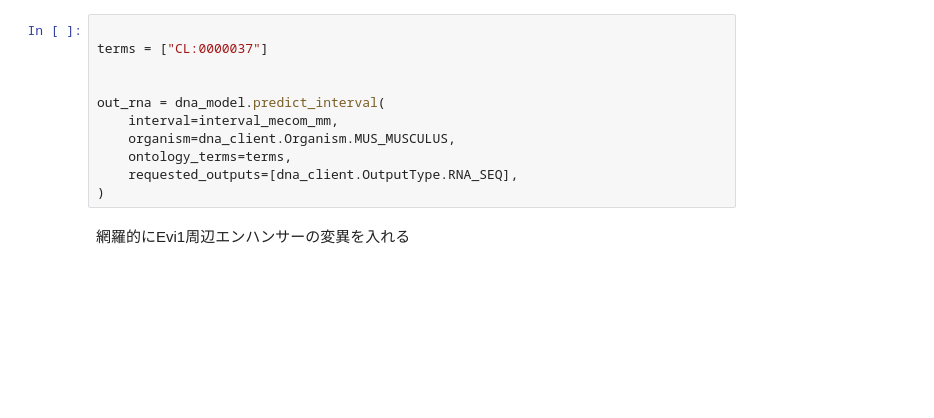
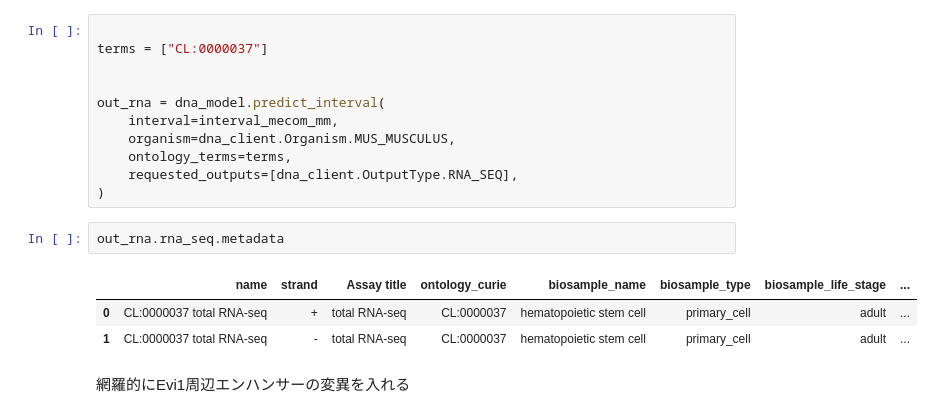
Before and after one commit to HappyThomas1/AlphaGenome, a Jupyter notebook: colabs/quick_start_ver260209.ipynb, the cells around one changed output. Cells and saved outputs as stored; diff of their text form; blank space fills up the shorter version.

```diff
--- a/colabs/quick_start_ver260209.ipynb
+++ b/colabs/quick_start_ver260209.ipynb
@@ -160,6 +144,12 @@ out_rna = dna_model.predict_interval(
     ontology_terms=terms,
     requested_outputs=[dna_client.OutputType.RNA_SEQ],
 )
+# %%
+out_rna.rna_seq.metadata
+# %% [output]
+|  | name | strand | Assay title | ontology_curie | biosample_name | biosample_type | biosample_life_stage | ... |
+| 0 | CL:0000037 total RNA-seq | + | total RNA-seq | CL:0000037 | hematopoietic stem cell | primary_cell | adult | ... |
+| 1 | CL:0000037 total RNA-seq | - | total RNA-seq | CL:0000037 | hematopoietic stem cell | primary_cell | adult | ... |
 # %% [markdown]
 網羅的にEvi1周辺エンハンサーの変異を入れる
 # %%
```
Also changed, not shown: parts of 9 cells of this notebook.
